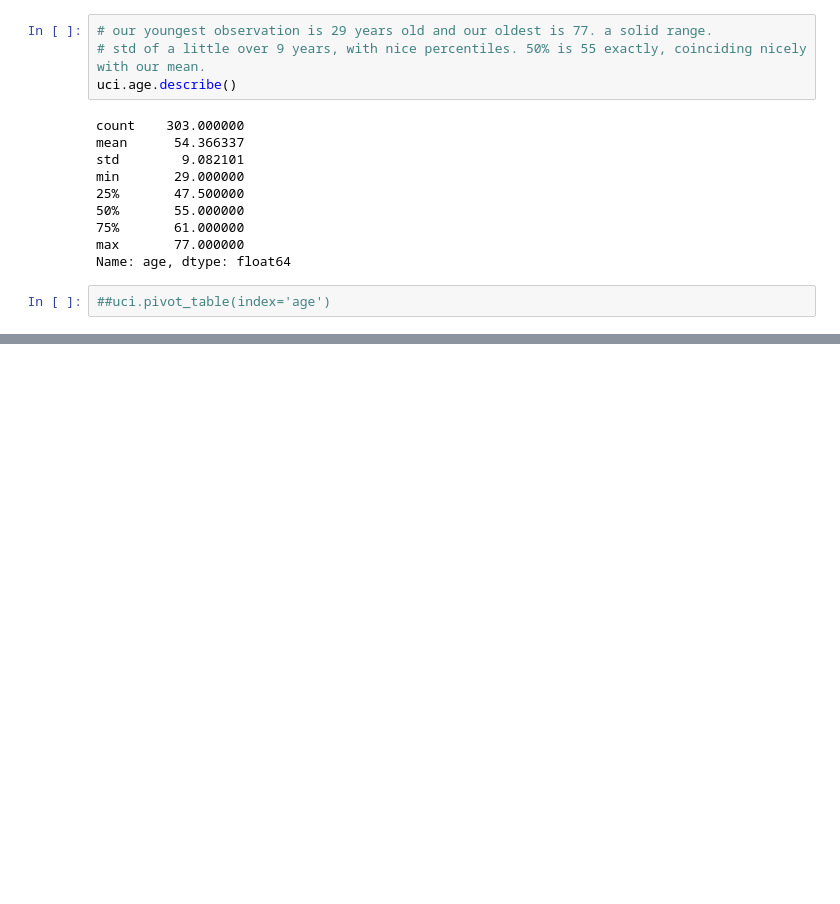
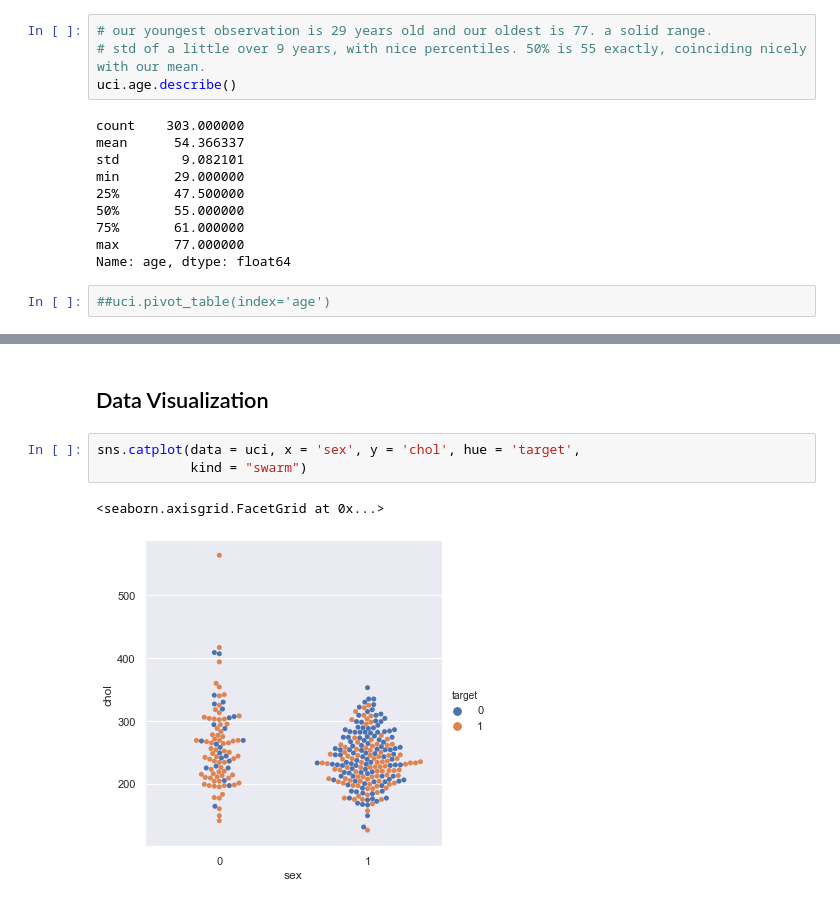
Before and after one commit to kjclarkson624/UCIHeartDiseaseML, a Jupyter notebook: UCIHeartDiseaseML.ipynb, the cells around one changed output, grey strips where cells are left out. Cells and saved outputs as stored; diff of their text form; blank space fills up the shorter version.

Commit message:
Added some visualizations

```diff
--- a/UCIHeartDiseaseML.ipynb
+++ b/UCIHeartDiseaseML.ipynb
@@ -75,0 +103,8 @@ Name: age, dtype: float64
+# %% [markdown]
+## Data Visualization
+# %%
+sns.catplot(data = uci, x = 'sex', y = 'chol', hue = 'target',
+            kind = "swarm")
+# %% [output]
+<seaborn.axisgrid.FacetGrid at 0x...>
+[figure, added]
```
Also changed, not shown: parts of 3 cells of this notebook.
